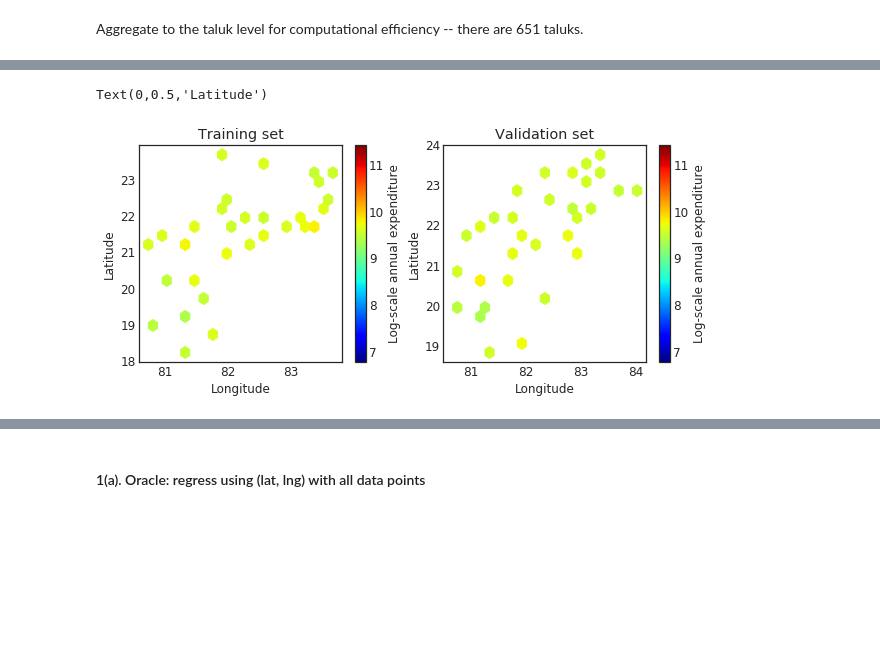
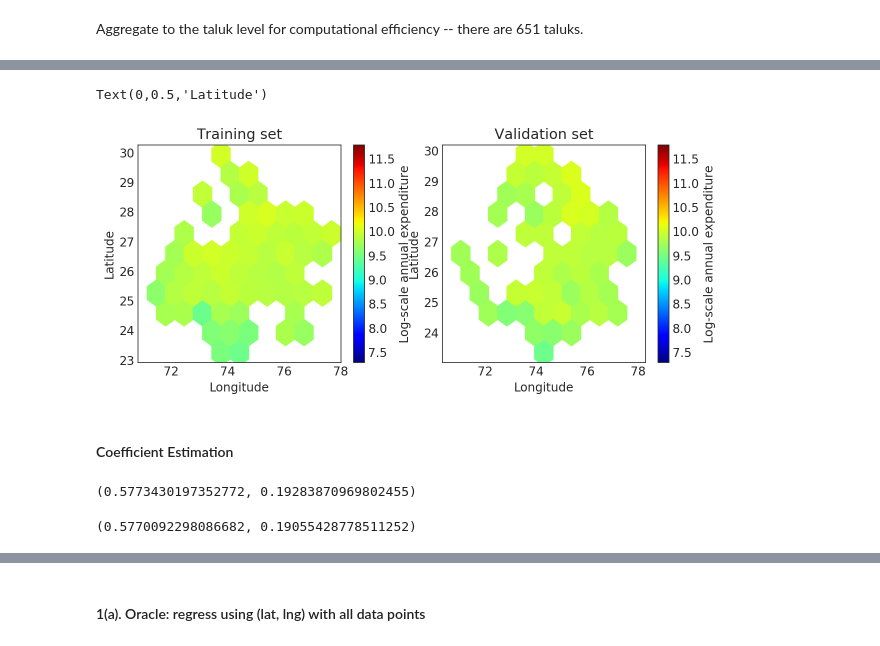
Before and after one commit to chrisyeh96/india-poverty, a Jupyter notebook: sampling/adaptive-sampling.ipynb, the cells around one changed output, grey strips where cells are left out. Saved outputs shown, nothing was run; the diff lists cells and outputs as text; code cells hidden in the pictures; blank space fills up the shorter version.

```diff
--- a/sampling/adaptive-sampling.ipynb
+++ b/sampling/adaptive-sampling.ipynb
@@ -51,5 +63,5 @@ df = df.merge(electrification_data, how="inner", left_on="id", right_on="village
 # %%
-df = df.loc[:,("smoothed", "true", "lat", "lng", "taluk_idx", "district_idx", "electrification")]
+df = df.loc[:,("smoothed", "true", "lat", "lng", "taluk_idx", "district_idx", "electrification", "pop")]
 df = df.rename(columns={"smoothed": "pred"})
 # %%
 print("Length of merged test set: %d" % len(df))
@@ -97,4 +121,2 @@ Text(0.5,1,'Predicted Expenditure')
 # %% [markdown]
 Aggregate to the taluk level for computational efficiency -- there are 651 taluks.
-# %%
-df = df.groupby("taluk_idx").mean().loc[:,("pred", "true", "lat", "lng", "electrification")]
@@ -103 +123,3 @@ df = df.groupby("taluk_idx").mean().loc[:,("pred", "true", "lat", "lng", "electr
+# %%
+taluk_df = get_taluk_df(df)
 # %%
@@ -106,0 +159,2 @@ Shape (61, 5)
+# %%
+df = taluk_df
@@ -118,19 +174,21 @@ len(df_train), len(df_val)
 # %%
 plt.figure(figsize=(10, 4))
 plt.subplot(1,2,1)
-hb = plt.hexbin(df_train["lng"], df_train["lat"], gridsize=20, C=df_train["true"], cmap=cm.jet, vmax=vmax, vmin=vmin)
+hb = plt.hexbin(df_train["lng"], df_train["lat"], gridsize=10, C=df_train["true"], cmap=cm.jet, vmax=vmax, vmin=vmin)
 cb = plt.colorbar()
 plt.title("Training set")
 cb.set_label("Log-scale annual expenditure")
 plt.xlabel("Longitude")
 plt.ylabel("Latitude")
 plt.subplot(1,2,2)
-hb = plt.hexbin(df_val["lng"], df_val["lat"], gridsize=20, C=df_val["true"], cmap=cm.jet, vmax=vmax, vmin=vmin)
+hb = plt.hexbin(df_val["lng"], df_val["lat"], gridsize=10, C=df_val["true"], cmap=cm.jet, vmax=vmax, vmin=vmin)
 cb = plt.colorbar()
 plt.title("Validation set")
 cb.set_label("Log-scale annual expenditure")
 plt.xlabel("Longitude")
 plt.ylabel("Latitude")
 # %% [output]
 Text(0,0.5,'Latitude')
-[figure, old version]
+[figure, new version]
+# %% [markdown]
+#### Coefficient Estimation
@@ -136,0 +246,8 @@ Text(0,0.5,'Latitude')
+# %%
+np.mean(df_sampled["electrification"]), np.std(df_sampled["electrification"])
+# %% [output]
+(0.5773430197352772, 0.19283870969802455)
+# %%
+np.mean(df["electrification"]), np.std(df["electrification"])
+# %% [output]
+(0.5770092298086682, 0.19055428778511252)
```
Also changed, not shown: parts of 44 cells of this notebook, 4 other files.
